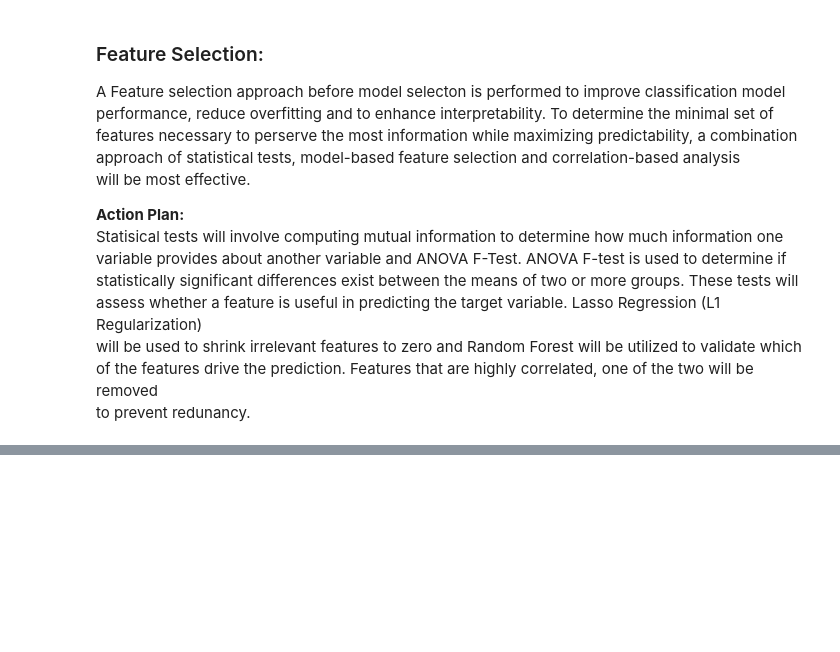
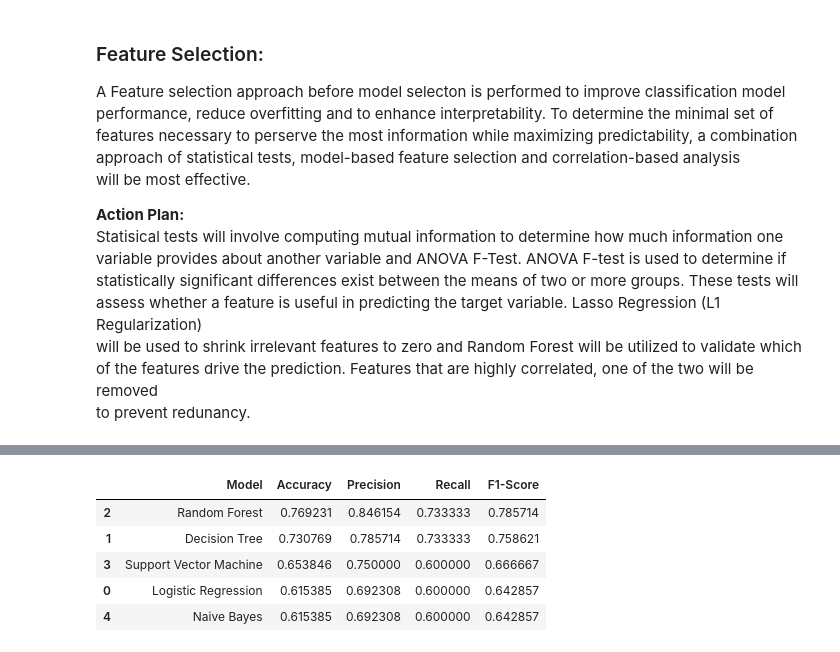
Before and after one commit to Sooihk/Apziva, a Jupyter notebook: Project_1/KNLsqJTgBMYUS3O1/HappyCustomers.ipynb, the cells around one changed output, grey strips where cells are left out. Drawn from its saved outputs; the diff is of its cells as text; code cells hidden in the pictures; blank space fills up the shorter version.

```diff
--- a/Project_1/KNLsqJTgBMYUS3O1/HappyCustomers.ipynb
+++ b/Project_1/KNLsqJTgBMYUS3O1/HappyCustomers.ipynb
@@ -282,0 +300,48 @@ clean_feature_selection  # Works best in Jupyter Notebook
+# %%
+# Selecting features and target
+selected_features = ['Delivered_On_Time','Satisfied_With_Courier','Everything_Wanted_Ordered','Ordering_Ease']
+x = customer_survey[selected_features]
+y = customer_survey['Target']
+random_seed = 30
+# Splitting Dataset
+x_train, x_test, y_train, y_test = train_test_split(x,y, test_size=0.2, random_state=random_seed)
+
+# Define models to be used
+models = {
+    'Logistic Regression' : LogisticRegression(random_state=random_seed),
+    'Decision Tree' : DecisionTreeClassifier(random_state=random_seed),
+    'Random Forest' : RandomForestClassifier(random_state=random_seed),
+    'Support Vector Machine' : SVC(),
+    'Naive Bayes' : GaussianNB()
+}
+
+# Training and Evaluating Models
+model_results = []
+
+# for loop to train dataset on classification models
+for name, model in models.items():
+    # Train model
+    model.fit(x_train, y_train)
+    # Predict on test set
+    y_pred = model.predict(x_test)
+    # Get metrics of the model
+    report = classification_report(y_test, y_pred, output_dict=True)
+    # Collect performance metrics
+    model_results.append({
+        'Model' : name,
+        'Accuracy' : accuracy_score(y_test, y_pred),
+        'Precision' : report['1']['precision'],
+        "Recall": report["1"]["recall"],
+        "F1-Score": report["1"]["f1-score"]
+    })
+
+# Create dataframe for model metrics
+model_metrics = pd.DataFrame(model_results).sort_values(by='F1-Score', ascending=False)
+model_metrics
+# %% [output]
+|  | Model | Accuracy | Precision | Recall | F1-Score |
+| 2 | Random Forest | 0.769231 | 0.846154 | 0.733333 | 0.785714 |
+| 1 | Decision Tree | 0.730769 | 0.785714 | 0.733333 | 0.758621 |
+| 3 | Support Vector Machine | 0.653846 | 0.750000 | 0.600000 | 0.666667 |
+| 0 | Logistic Regression | 0.615385 | 0.692308 | 0.600000 | 0.642857 |
+| 4 | Naive Bayes | 0.615385 | 0.692308 | 0.600000 | 0.642857 |
```
Also changed, not shown: parts of 5 cells of this notebook.
